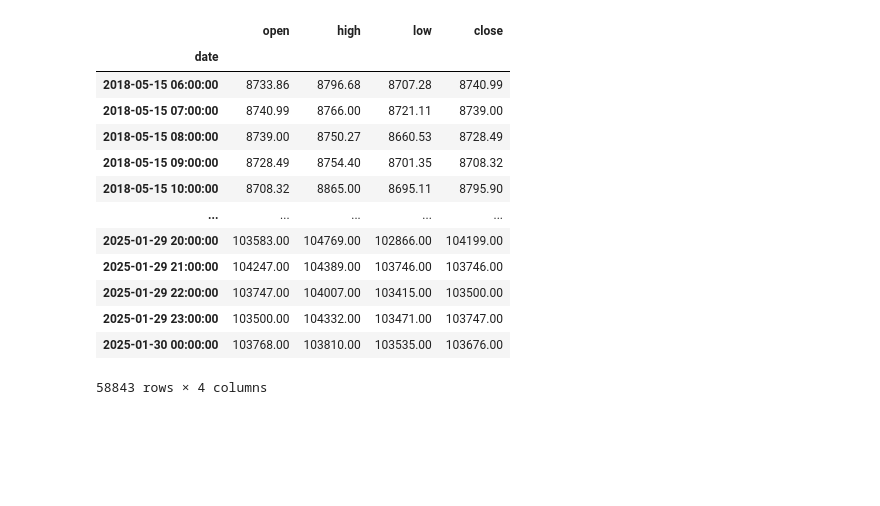
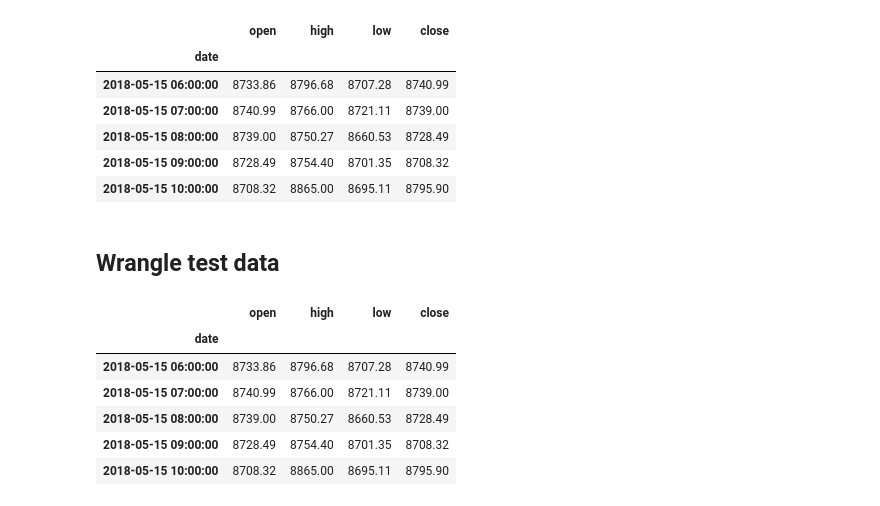
Before and after one commit to alexzheng123/EC331-project, a Jupyter notebook: code/bitcoin_wrangling.ipynb, the cells around one changed output. Drawn from its saved outputs; the diff is of its cells as text; code cells hidden in the pictures; blank space fills up the shorter version.

Commit message:
test set added

```diff
--- a/code/bitcoin_wrangling.ipynb
+++ b/code/bitcoin_wrangling.ipynb
@@ -31,3 +31,7 @@ df = wrangle("/Users/alexzheng/Developer/GitHub/EC331-project/data/Bitstamp_BTCU
 # %%
 # df = pd.merge(Bitcoin, Ether, on='date', how='outer')
 # df = pd.merge(df, XRP, on='date', how='outer')
+# %%
+# Only select data before "2025-01-01"
+df = df[df.index < "2025-01-01"]
+df
@@ -62,19 +81,14 @@ plt.ylabel('Values (USD)');
 # %%
-df
+df.head()
 # %% [output]
 |  | open | high | low | close |
 | date |  |  |  |  |
 | 2018-05-15 06:00:00 | 8733.86 | 8796.68 | 8707.28 | 8740.99 |
 | 2018-05-15 07:00:00 | 8740.99 | 8766.00 | 8721.11 | 8739.00 |
 | 2018-05-15 08:00:00 | 8739.00 | 8750.27 | 8660.53 | 8728.49 |
 | 2018-05-15 09:00:00 | 8728.49 | 8754.40 | 8701.35 | 8708.32 |
 | 2018-05-15 10:00:00 | 8708.32 | 8865.00 | 8695.11 | 8795.90 |
-| ... | ... | ... | ... | ... |
-| 2025-01-29 20:00:00 | 103583.00 | 104769.00 | 102866.00 | 104199.00 |
-| 2025-01-29 21:00:00 | 104247.00 | 104389.00 | 103746.00 | 103746.00 |
-| 2025-01-29 22:00:00 | 103747.00 | 104007.00 | 103415.00 | 103500.00 |
-| 2025-01-29 23:00:00 | 103500.00 | 104332.00 | 103471.00 | 103747.00 |
-| 2025-01-30 00:00:00 | 103768.00 | 103810.00 | 103535.00 | 103676.00 |
-58843 rows × 4 columns
 # %%
 df.to_csv("/Users/alexzheng/Developer/GitHub/EC331-project/data/Bitcoin_data.csv")
+# %% [markdown]
+## Wrangle test data
@@ -80,0 +98,10 @@ df.to_csv("/Users/alexzheng/Developer/GitHub/EC331-project/data/Bitcoin_data.csv
+# %%
+df_test.head()
+# %% [output]
+|  | open | high | low | close |
+| date |  |  |  |  |
+| 2018-05-15 06:00:00 | 8733.86 | 8796.68 | 8707.28 | 8740.99 |
+| 2018-05-15 07:00:00 | 8740.99 | 8766.00 | 8721.11 | 8739.00 |
+| 2018-05-15 08:00:00 | 8739.00 | 8750.27 | 8660.53 | 8728.49 |
+| 2018-05-15 09:00:00 | 8728.49 | 8754.40 | 8701.35 | 8708.32 |
+| 2018-05-15 10:00:00 | 8708.32 | 8865.00 | 8695.11 | 8795.90 |
```
Also changed, not shown: parts of 7 cells of this notebook, 7 other files.
